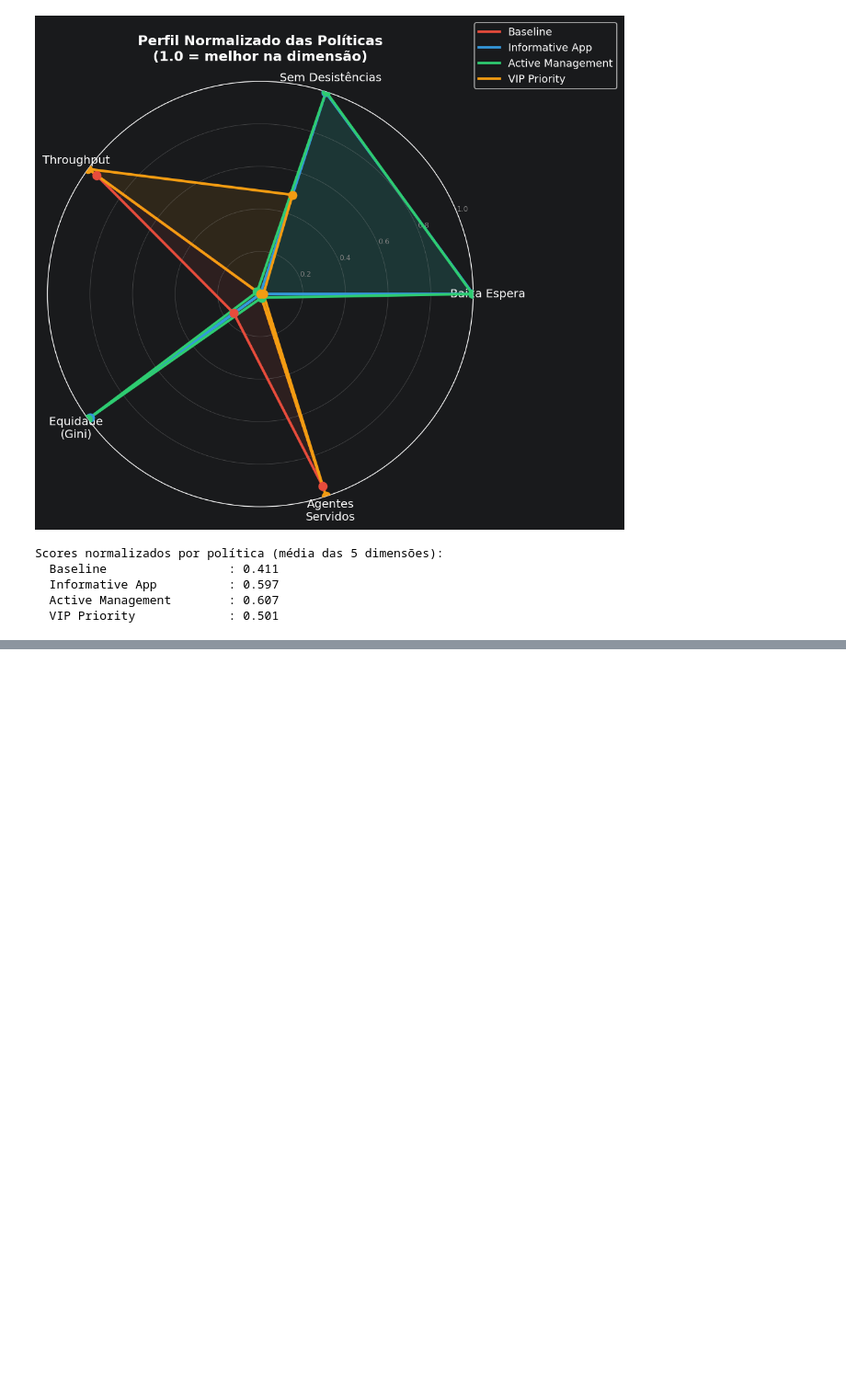
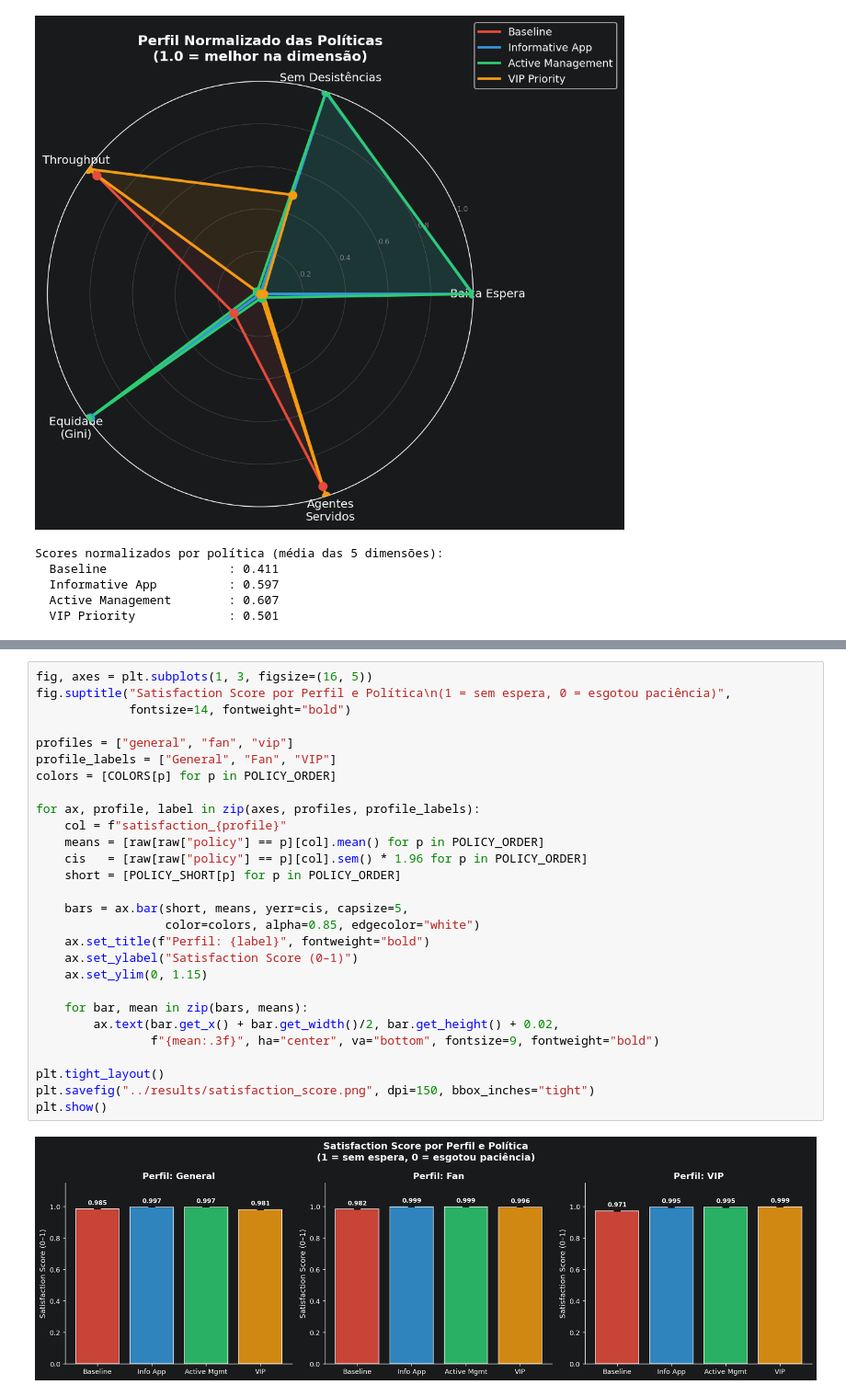
Before and after one commit to D1ana-bd/coachella-simulation, a Jupyter notebook: notebooks/01_analysis.ipynb, the cells around one changed output, grey strips where cells are left out. Shown at 92% size. Saved outputs shown, nothing was run; the diff lists cells and outputs as text; blank space fills up the shorter version.

```diff
--- a/notebooks/01_analysis.ipynb
+++ b/notebooks/01_analysis.ipynb
@@ -844,0 +849,30 @@ Scores normalizados por política (média das 5 dimensões):
+# %%
+fig, axes = plt.subplots(1, 3, figsize=(16, 5))
+fig.suptitle("Satisfaction Score por Perfil e Política\n(1 = sem espera, 0 = esgotou paciência)",
+             fontsize=14, fontweight="bold")
+
+profiles = ["general", "fan", "vip"]
+profile_labels = ["General", "Fan", "VIP"]
+colors = [COLORS[p] for p in POLICY_ORDER]
+
+for ax, profile, label in zip(axes, profiles, profile_labels):
+    col = f"satisfaction_{profile}"
+    means = [raw[raw["policy"] == p][col].mean() for p in POLICY_ORDER]
+    cis   = [raw[raw["policy"] == p][col].sem() * 1.96 for p in POLICY_ORDER]
+    short = [POLICY_SHORT[p] for p in POLICY_ORDER]
+
+    bars = ax.bar(short, means, yerr=cis, capsize=5,
+                  color=colors, alpha=0.85, edgecolor="white")
+    ax.set_title(f"Perfil: {label}", fontweight="bold")
+    ax.set_ylabel("Satisfaction Score (0–1)")
+    ax.set_ylim(0, 1.15)
+
+    for bar, mean in zip(bars, means):
+        ax.text(bar.get_x() + bar.get_width()/2, bar.get_height() + 0.02,
+                f"{mean:.3f}", ha="center", va="bottom", fontsize=9, fontweight="bold")
+
+plt.tight_layout()
+plt.savefig("../results/satisfaction_score.png", dpi=150, bbox_inches="tight")
+plt.show()
+# %% [output]
+[figure, added]
```
Also changed, not shown: parts of 4 cells of this notebook, 3 other files.
